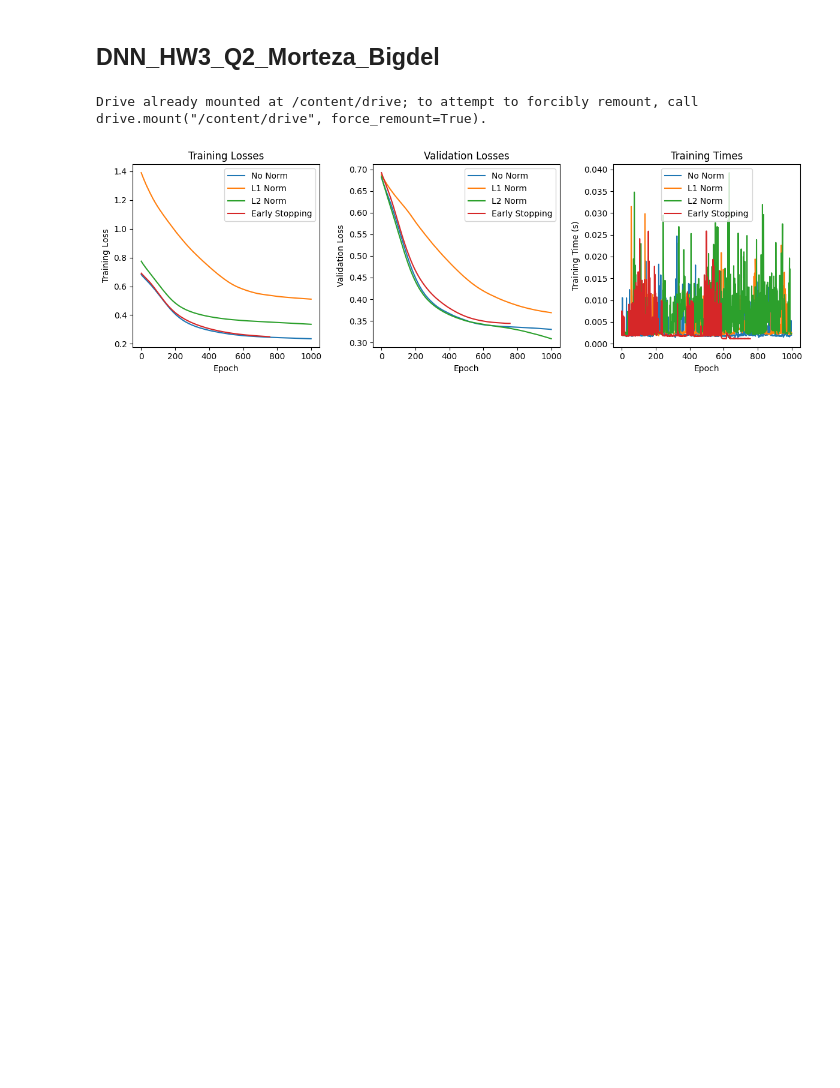
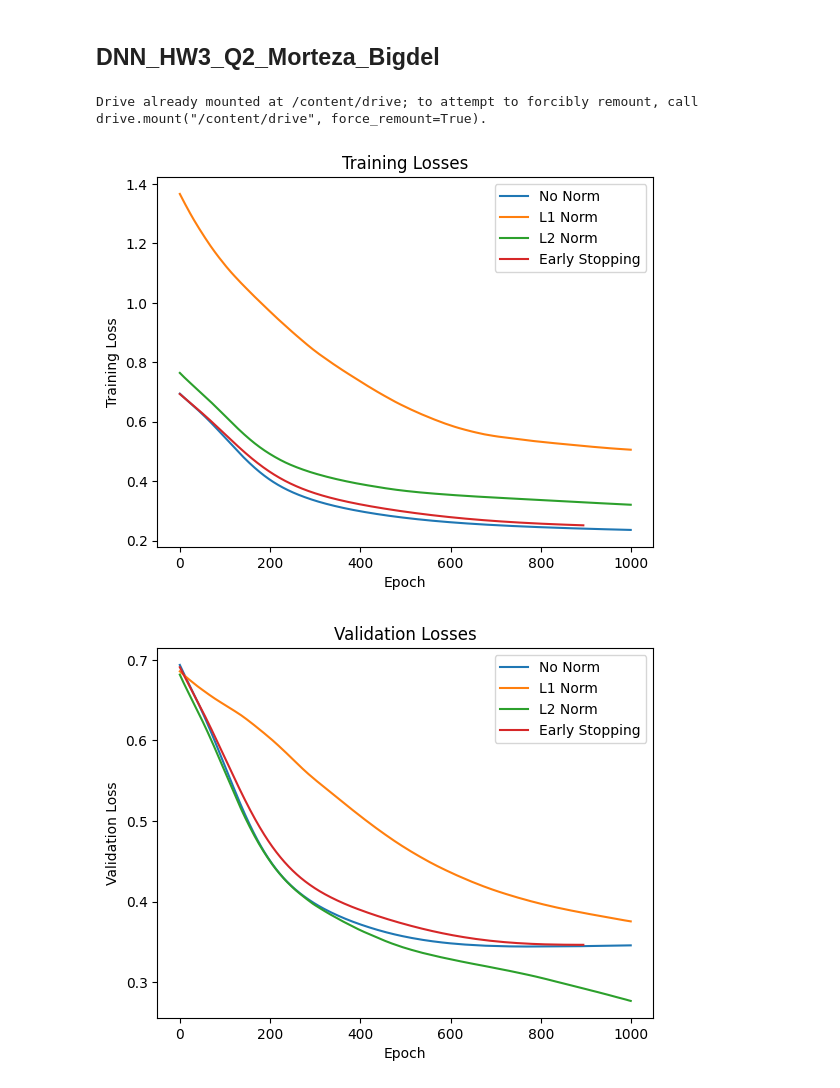
Before and after one commit to Mbigdeli2003/Deep-Learning, a Jupyter notebook: DNN_HW3_Q2_Morteza_Bigdel.ipynb, the cells around one changed output. Drawn from its saved outputs; the diff is of its cells as text; code cells hidden in the pictures; blank space fills up the shorter version.

```diff
--- a/DNN_HW3_Q2_Morteza_Bigdel.ipynb
+++ b/DNN_HW3_Q2_Morteza_Bigdel.ipynb
@@ -104,7 +104,7 @@ def mlp_l1_norm():
     return train_losses_l1, val_losses_l1, train_times_l1
 
 
-# MLP network with L1 norm penalty
+# MLP network with L2 norm penalty
 def mlp_l2_norm():
     model_mlp_l2_norm =nn.Sequential(
     nn.Linear(input_size, hidden_size),
@@ -164,7 +164,7 @@ def mlp_early_stopping():
     train_times = []
 
     best_val_loss = float('inf')
-    patience = 10
+    patience = 5
     wait = 0
 
     for epoch in range(epochs):
@@ -206,41 +206,44 @@ train_losses_l2_norm, val_losses_l2_norm, train_times_l2_norm = mlp_l2_norm()
 train_losses_early_stopping, val_losses_early_stopping, train_times_early_stopping = mlp_early_stopping()
 
 # Plot training losses
-plt.figure(figsize=(12, 4))
 
-plt.subplot(1, 3, 1)
+plt.figure()
 plt.plot(train_losses_no_norm, label='No Norm')
 plt.plot(train_losses_l1_norm, label='L1 Norm')
 plt.plot(train_losses_l2_norm, label='L2 Norm')
 plt.plot(train_losses_early_stopping, label='Early Stopping')
 plt.xlabel('Epoch')
 plt.ylabel('Training Loss')
 plt.title('Training Losses')
 plt.legend()
 
 # Plot validation losses
-plt.subplot(1, 3, 2)
+plt.figure()
 plt.plot(val_losses_no_norm, label='No Norm')
 plt.plot(val_losses_l1_norm, label='L1 Norm')
 plt.plot(val_losses_l2_norm, label='L2 Norm')
 plt.plot(val_losses_early_stopping, label='Early Stopping')
 plt.xlabel('Epoch')
 plt.ylabel('Validation Loss')
 plt.title('Validation Losses')
 plt.legend()
 # Plot training times
-plt.subplot(1, 3, 3)
+# plt.figure(figsize=(12, 8))
+# plt.subplot(1,2,1)
+plt.figure()
 plt.plot(train_times_no_norm, label='No Norm')
+# plt.subplot(1,2,2)
 plt.plot(train_times_l1_norm, label='L1 Norm')
 plt.plot(train_times_l2_norm, label='L2 Norm')
 plt.plot(train_times_early_stopping, label='Early Stopping')
 plt.xlabel('Epoch')
 plt.ylabel('Training Time (s)')
 plt.title('Training Times')
 plt.legend()
 
 plt.tight_layout()
 plt.show()
 # %% [output]
 Drive already mounted at /content/drive; to attempt to forcibly remount, call drive.mount("/content/drive", force_remount=True).
-[figure, old version]
+[figure, new version]
+[figure, added]
```
Also changed, not shown: parts of 1 cell of this notebook.
